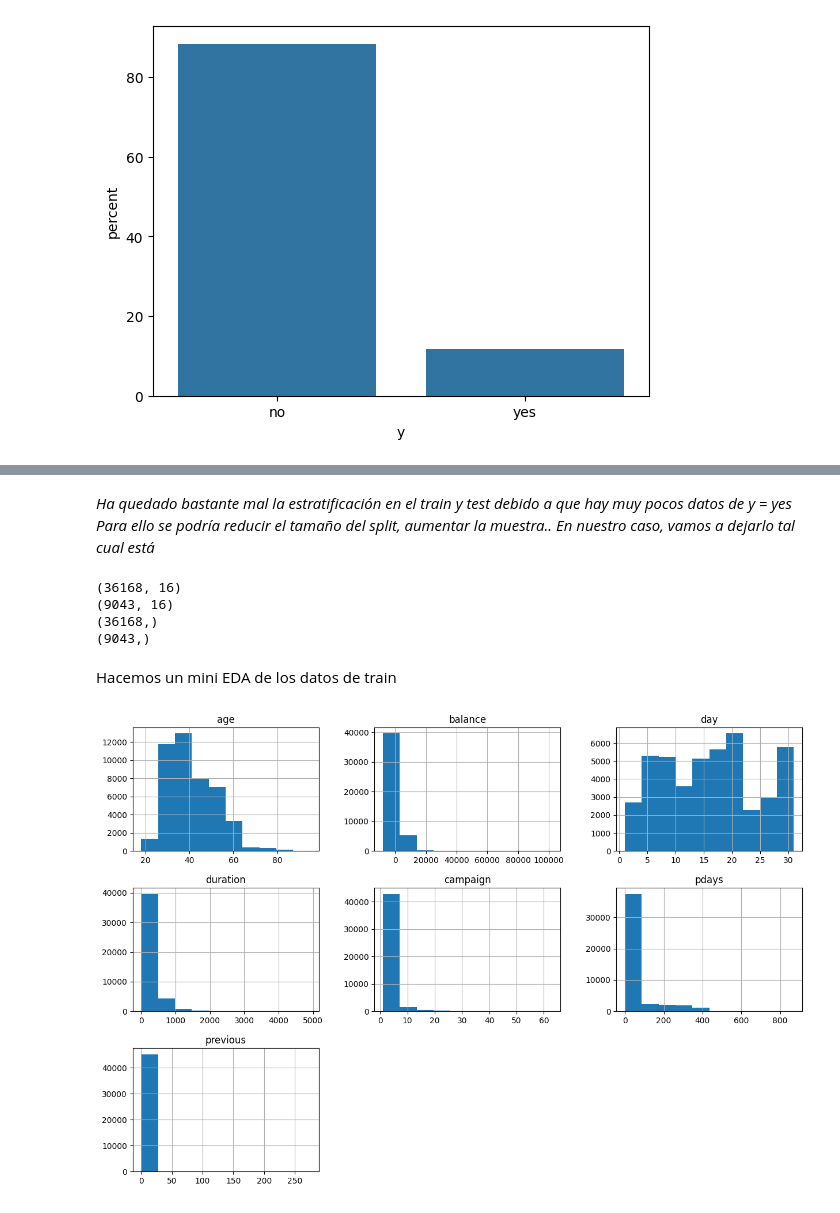
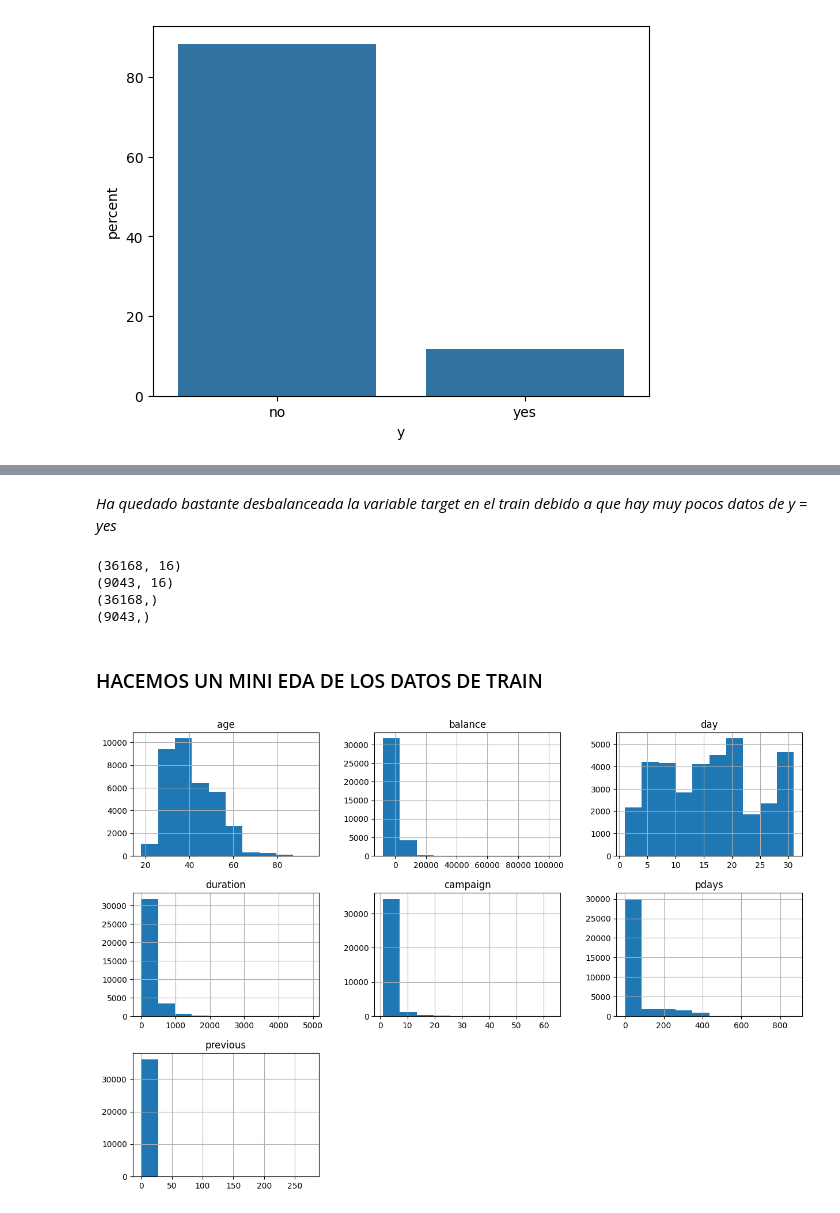
Before and after one commit to Anttt4/ONLINE_DS_THEBRIDGE_Antonio_Carreno_Jimenez, a Jupyter notebook: Sprint 11/Unidad 1/18_Practica_Obligatoria_Arboles_de_Decisión_y_Ajuste_de_hiperparámetros.ipynb, the cells around one changed output, grey strips where cells are left out. Saved outputs shown, nothing was run; the diff lists cells and outputs as text; code cells hidden in the pictures.

```diff
--- a/Sprint 11/Unidad 1/18_Practica_Obligatoria_Arboles_de_Decisión_y_Ajuste_de_hiperparámetros.ipynb
+++ b/Sprint 11/Unidad 1/18_Practica_Obligatoria_Arboles_de_Decisión_y_Ajuste_de_hiperparámetros.ipynb
@@ -174,7 +182,7 @@ Hacemos el split entre train y test
 # %%
 # Dividimos entre train y test
 
-train_set, test_set = train_test_split(df, test_size=0.2, stratify=df["y"], random_state=42)
+train_set, test_set = train_test_split(df, test_size=0.2, random_state=42)
 # %%
 # Comprobamos la frecuencia de "y" en los dataset de train y set, y así ver la estratificación
 
@@ -186,5 +194,4 @@ yes    0.116982
 Name: proportion, dtype: float64
 # %% [markdown]
-*Ha quedado bastante mal la estratificación en el train y test debido a que hay muy pocos datos de y = yes* \
-*Para ello se podría reducir el tamaño del split, aumentar la muestra.. En nuestro caso, vamos a dejarlo tal cual está*
+*Ha quedado bastante desbalanceada la variable target en el train debido a que hay muy pocos datos de y = yes*
 # %%
@@ -208,9 +215,9 @@ print(y_test.shape)
 (9043, 16)
 (36168,)
 (9043,)
-# %% [markdown]
-Hacemos un mini EDA de los datos de train
+# %% [markdown]
+### HACEMOS UN MINI EDA DE LOS DATOS DE TRAIN
 # %%
-df.hist(figsize=(15, 10));
+train_set.hist(figsize=(15, 10));
 # %% [output]
-[figure, old version]
+[figure, new version]
```
Also changed, not shown: parts of 76 cells of this notebook, 1 other file.
